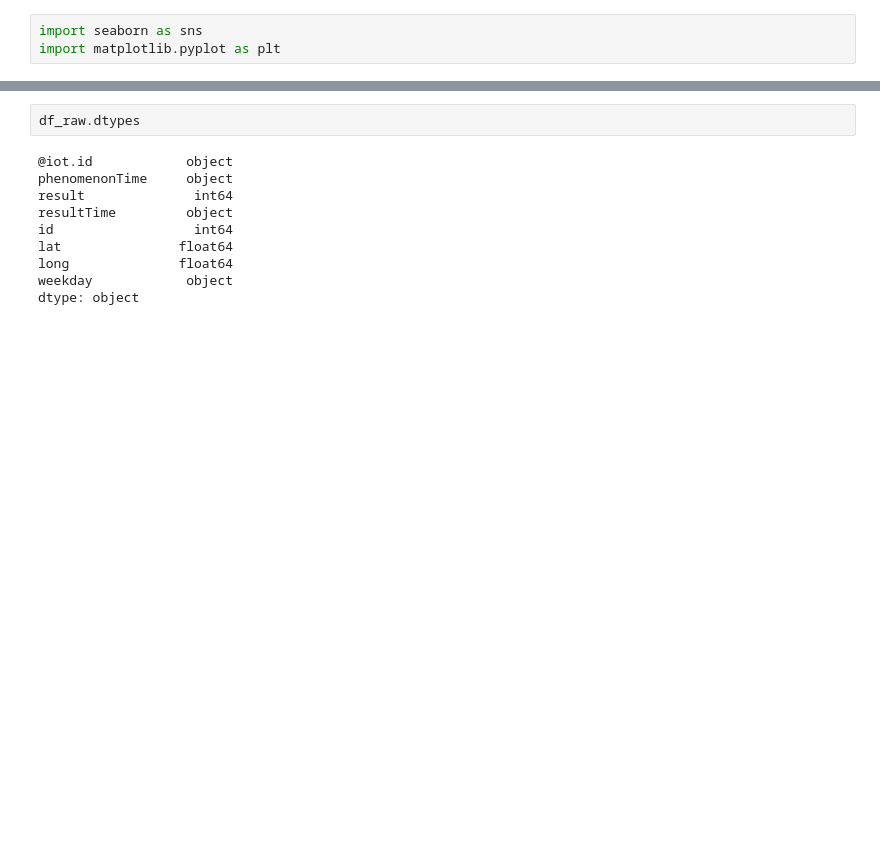
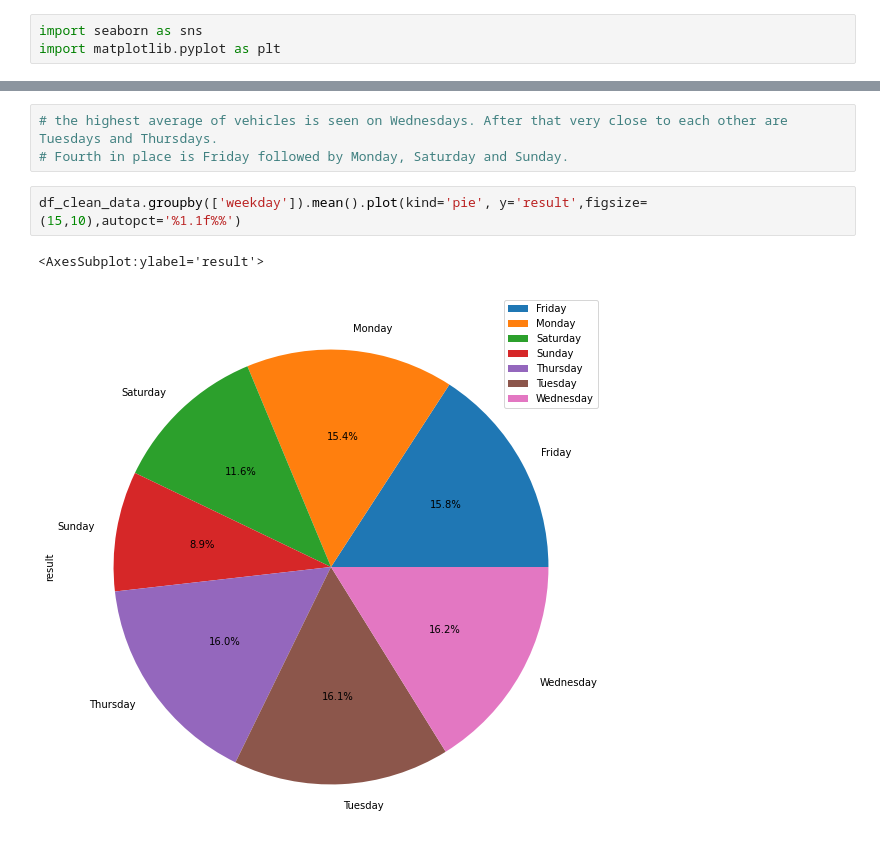
Before and after one commit to MaHag123/hh_techlabs_group12, a Jupyter notebook: data_retrieval_all_Patricia.ipynb, the cells around one changed output, grey strips where cells are left out. Saved outputs shown, nothing was run; the diff lists cells and outputs as text; blank space fills up the shorter version.

```diff
--- a/data_retrieval_all_Patricia.ipynb
+++ b/data_retrieval_all_Patricia.ipynb
@@ -233,12 +329,8 @@ df_raw.groupby(['weekday']).mean()
-# %%
-df_raw.dtypes
-# %% [output]
-@iot.id            object
-phenomenonTime     object
-result              int64
-resultTime         object
-id                  int64
-lat               float64
-long              float64
-weekday            object
-dtype: object
+# %%
+# the highest average of vehicles is seen on Wednesdays. After that very close to each other are Tuesdays and Thursdays.
+# Fourth in place is Friday followed by Monday, Saturday and Sunday.
+# %%
+df_clean_data.groupby(['weekday']).mean().plot(kind='pie', y='result',figsize=(15,10),autopct='%1.1f%%')
+# %% [output]
+<AxesSubplot:ylabel='result'>
+[figure, added]
```
Also changed, not shown: parts of 20 cells of this notebook.
